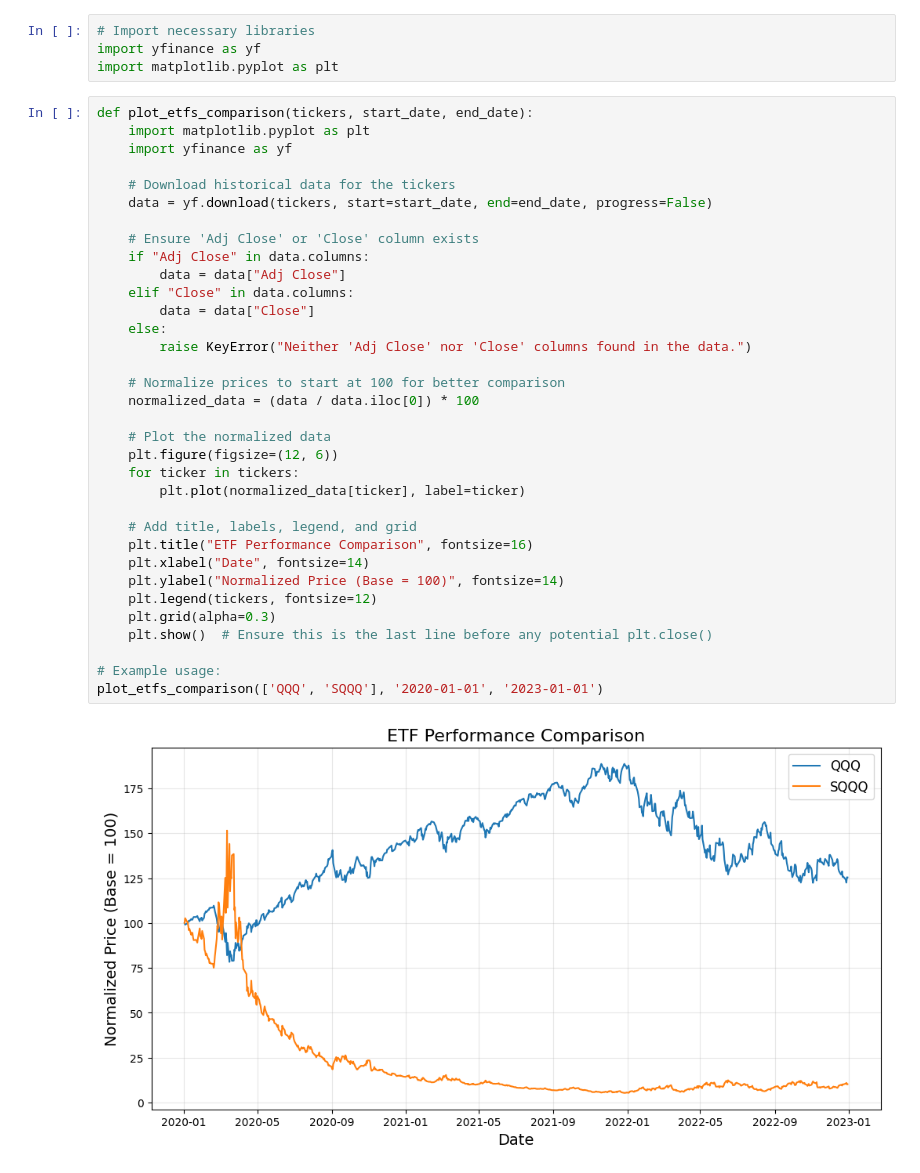
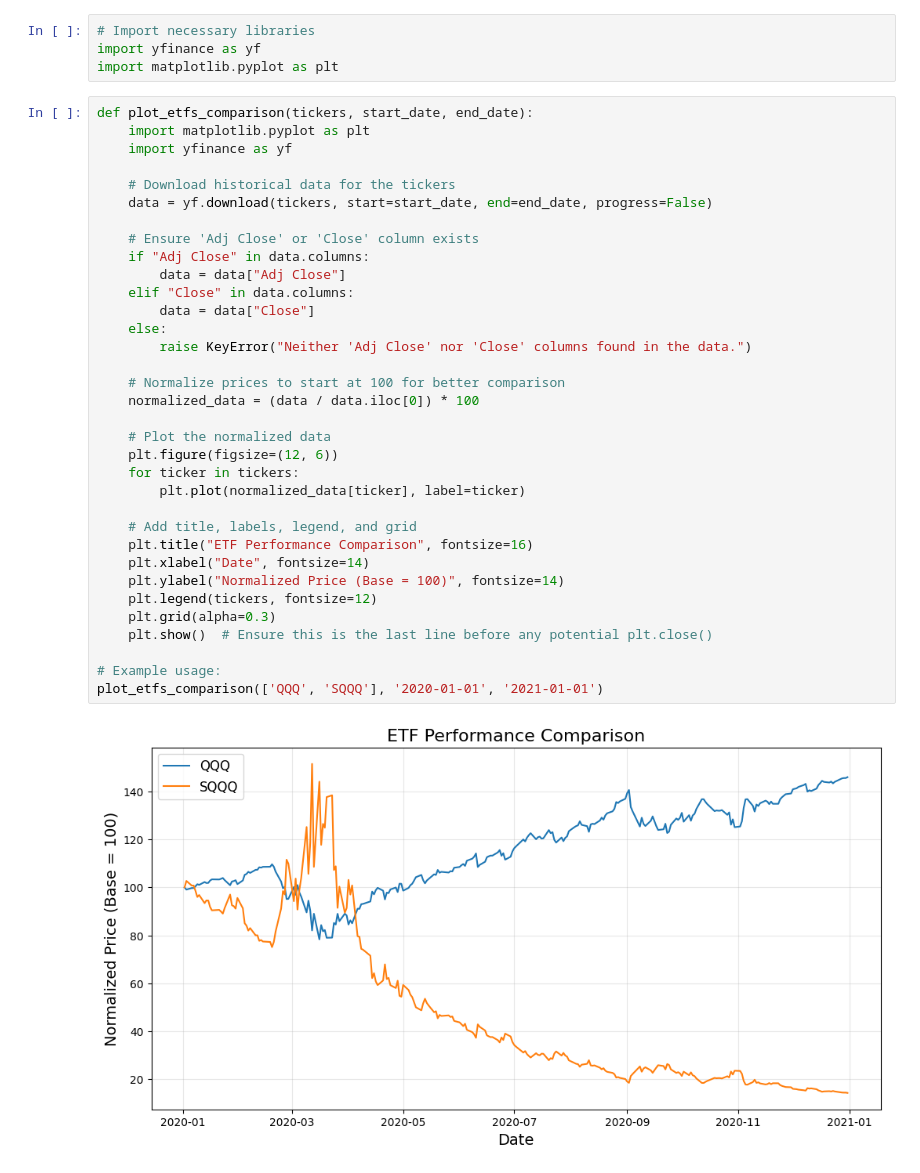
Before and after one commit to Lolosfun7/Project-Alpha, a Jupyter notebook: elliot's.ipynb, the cells around one changed output. Drawn from its saved outputs; the diff is of its cells as text.

```diff
--- a/elliot's.ipynb
+++ b/elliot's.ipynb
@@ -9,32 +9,32 @@ def plot_etfs_comparison(tickers, start_date, end_date):
 
     # Download historical data for the tickers
     data = yf.download(tickers, start=start_date, end=end_date, progress=False)
 
     # Ensure 'Adj Close' or 'Close' column exists
     if "Adj Close" in data.columns:
         data = data["Adj Close"]
     elif "Close" in data.columns:
         data = data["Close"]
     else:
         raise KeyError("Neither 'Adj Close' nor 'Close' columns found in the data.")
 
     # Normalize prices to start at 100 for better comparison
     normalized_data = (data / data.iloc[0]) * 100
 
     # Plot the normalized data
     plt.figure(figsize=(12, 6))
     for ticker in tickers:
         plt.plot(normalized_data[ticker], label=ticker)
 
     # Add title, labels, legend, and grid
     plt.title("ETF Performance Comparison", fontsize=16)
     plt.xlabel("Date", fontsize=14)
     plt.ylabel("Normalized Price (Base = 100)", fontsize=14)
     plt.legend(tickers, fontsize=12)
     plt.grid(alpha=0.3)
     plt.show()  # Ensure this is the last line before any potential plt.close()
 
 # Example usage:
-plot_etfs_comparison(['QQQ', 'SQQQ'], '2020-01-01', '2023-01-01')
+plot_etfs_comparison(['QQQ', 'SQQQ'], '2020-01-01', '2021-01-01')
 # %% [output]
-[figure, old version]
+[figure, new version]
```
Also changed, not shown: parts of 1 cell of this notebook.
